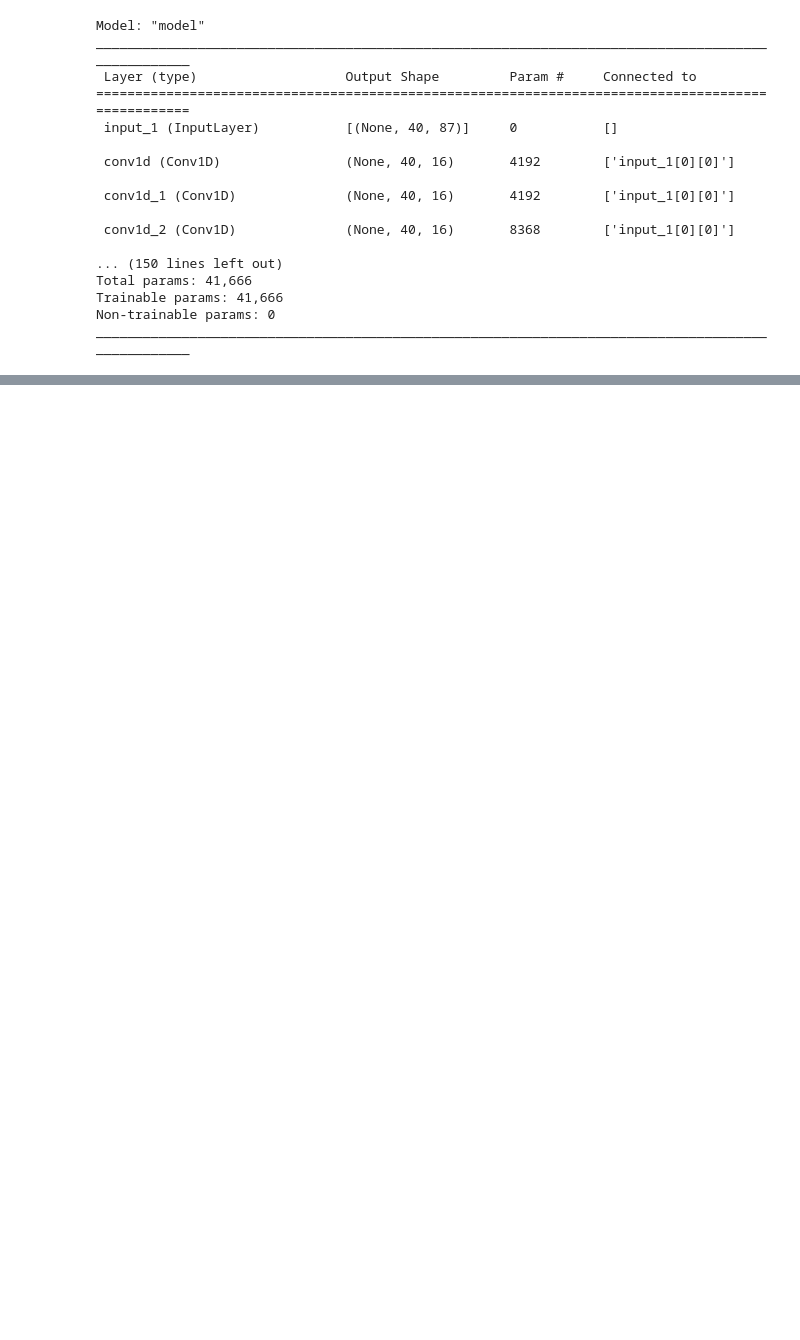
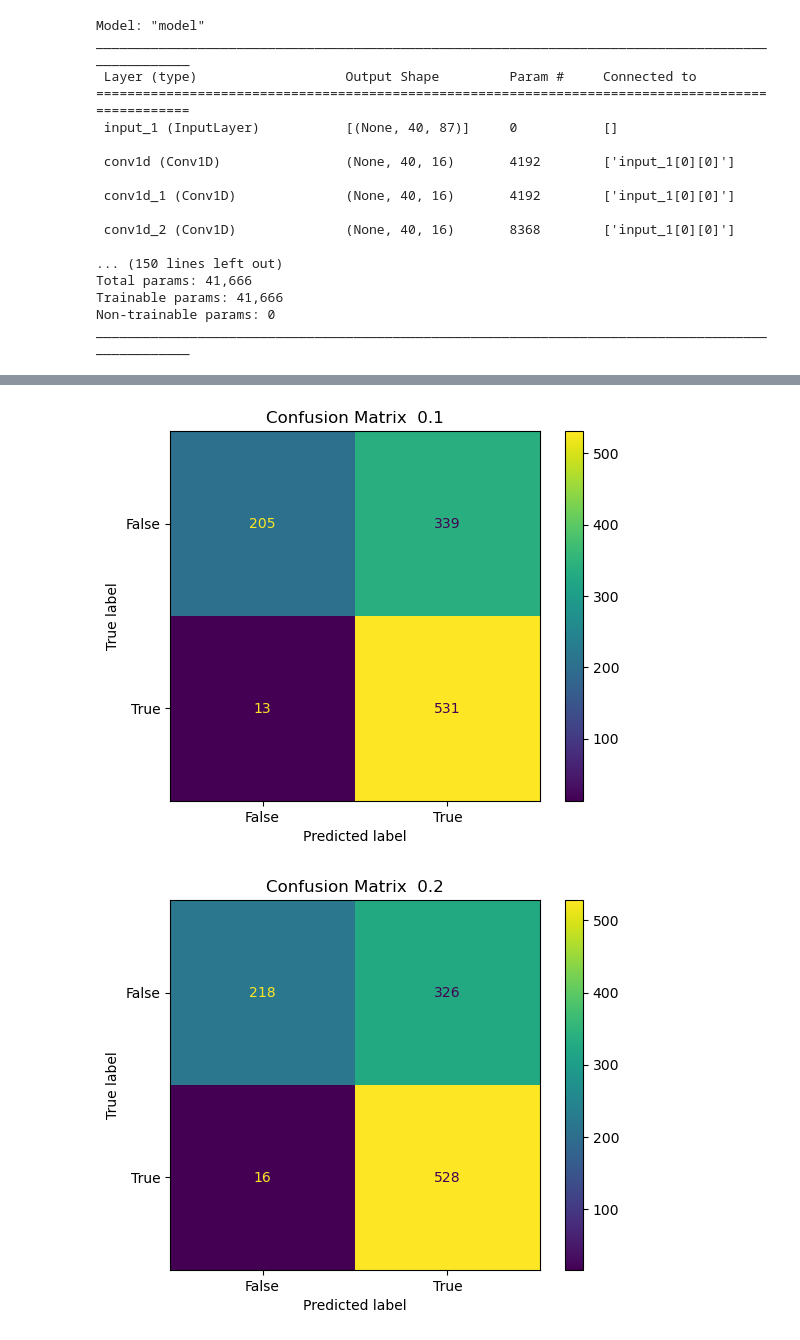
Before and after one commit to Agamjeet/Synthetic_voice_detection, a Jupyter notebook: evaluation.ipynb, the cells around one changed output, grey strips where cells are left out. Saved outputs shown, nothing was run; the diff lists cells and outputs as text; code cells hidden in the pictures; blank space fills up the shorter version.

```diff
--- a/evaluation.ipynb
+++ b/evaluation.ipynb
@@ -189,7 +189,7 @@ ________________________________________________________________________________
 # %%
 #K fold validation & precision/recall calculation
 from sklearn.model_selection import StratifiedKFold
-from sklearn.metrics import accuracy_score
+from sklearn.metrics import accuracy_score, confusion_matrix
 from sklearn.metrics import precision_score, recall_score
 from sklearn.metrics import f1_score
 
@@ -201,6 +201,9 @@ fold_recalls = []
 fold_f1_scores = []
 # Initialize an array of threshold values (e.g., from 0.1 to 0.9)
 thresholds = np.arange(0.1, 1.0, 0.1)
+
+#save confusion matrix
+fold_cm = []
 
 le = LabelEncoder()
 num_epochs = 3
@@ -225,7 +228,7 @@ y_test_encoded = to_categorical(le.transform(y_test))
 
 
 # Train the model
-num_epochs = 15
+num_epochs = 11
 num_batch_size = 32
 
 history = model.fit(X_train, y_train_encoded, batch_size=num_batch_size, epochs=num_epochs, validation_data=(X_validation, y_validation_encoded), verbose=1)
@@ -234,16 +237,17 @@ history = model.fit(X_train, y_train_encoded, batch_size=num_batch_size, epochs=
 loss, accuracy = model.evaluate(X_test, y_test_encoded)
 print(f"Test loss: {loss:.4f}, Test accuracy: {accuracy:.4f}")
 
-# Predict on the test set
+# Predict on the test set (this should give prediction and associated probabilities)
 y_test_pred = model.predict(X_test)
 
 for threshold in thresholds:
     y_test_pred_thresholded = (y_test_pred[:, 1] > threshold).astype(int)  # Adjust the column index if needed
+    cm = confusion_matrix(y_test_encoded[:, 1], y_test_pred_thresholded)
 
     # Calculate TP, FP, FN for the current threshold
-    TP = np.sum((y_test_encoded[:, 1] == 1) & (y_test_pred_thresholded == 1))
-    FP = np.sum((y_test_encoded[:, 0] == 0) & (y_test_pred_thresholded == 1))
-    FN = np.sum((y_test_encoded[:, 1] == 1) & (y_test_pred_thresholded == 0))
+    TP = np.sum((y_test_encoded[:, 1] == 1) & (y_test_pred_thresholded == 1)) #true positive
+    FP = np.sum((y_test_encoded[:, 0] == 0) & (y_test_pred_thresholded == 1)) #false positive
+    FN = np.sum((y_test_encoded[:, 1] == 1) & (y_test_pred_thresholded == 0)) #false negative
 
     # Calculate precision and recall for the current threshold
     precision = TP / (TP + FP) if (TP + FP) > 0 else 0
@@ -252,6 +256,9 @@ for threshold in thresholds:
     # Calculate F1 score using precision and recall
     f1 = 2 * (precision * recall) / (precision + recall) if (precision + recall) > 0 else 0
 
+    fold_precisions.append(precision)
+    fold_recalls.append(recall)
+    fold_cm.append(cm)
     fold_f1_scores.append(f1)
 
 # Calculate mean F1 scores over all folds
@@ -355,0 +363,15 @@ Test loss: 1.2358, Test accuracy: 0.6958
+# %%
+#Print confusion matrix
+import matplotlib.pyplot as metrics
+from sklearn.metrics import ConfusionMatrixDisplay
+
+for i in range(len(fold_cm)):
+    cm_display = ConfusionMatrixDisplay(confusion_matrix = fold_cm[i], display_labels = [False, True])
+    cm_display.plot()
+    title = i * 0.1+0.1
+
+    plt.title(f'Confusion Matrix {title: .1f}')
+    plt.show()
+# %% [output]
+[figure, added]
+[figure, added]
```
Also changed, not shown: parts of 4 cells of this notebook.
